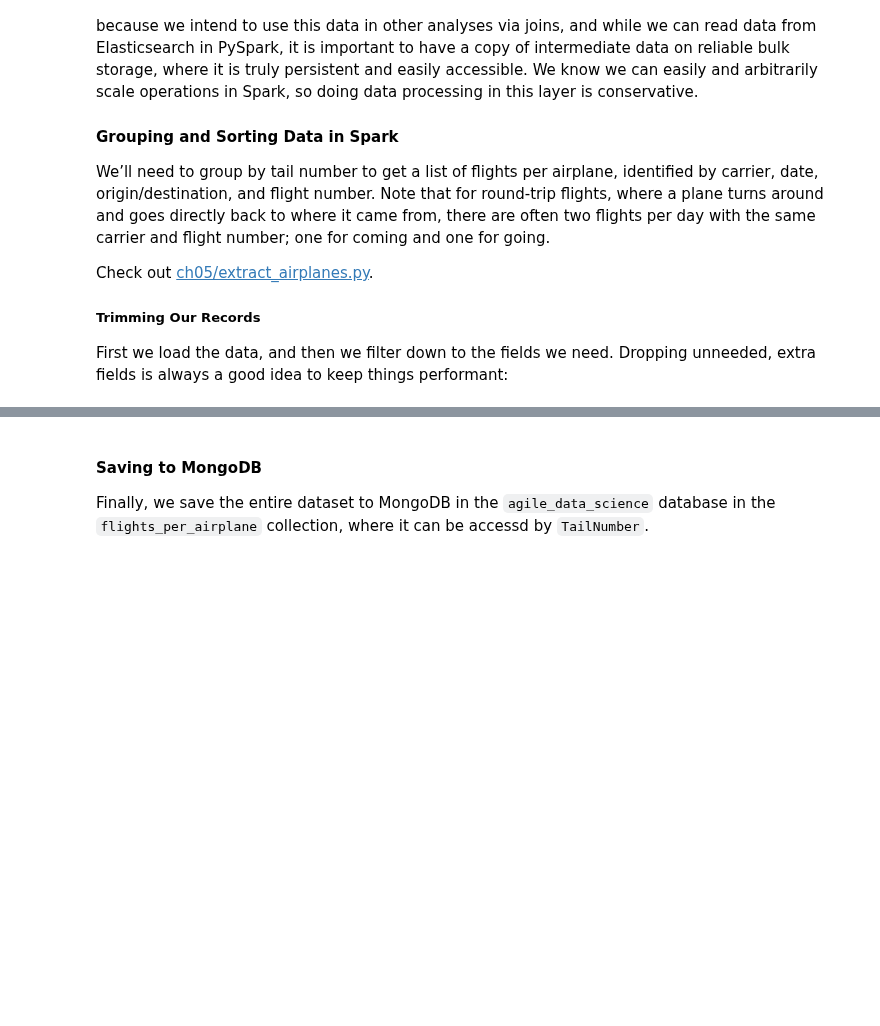
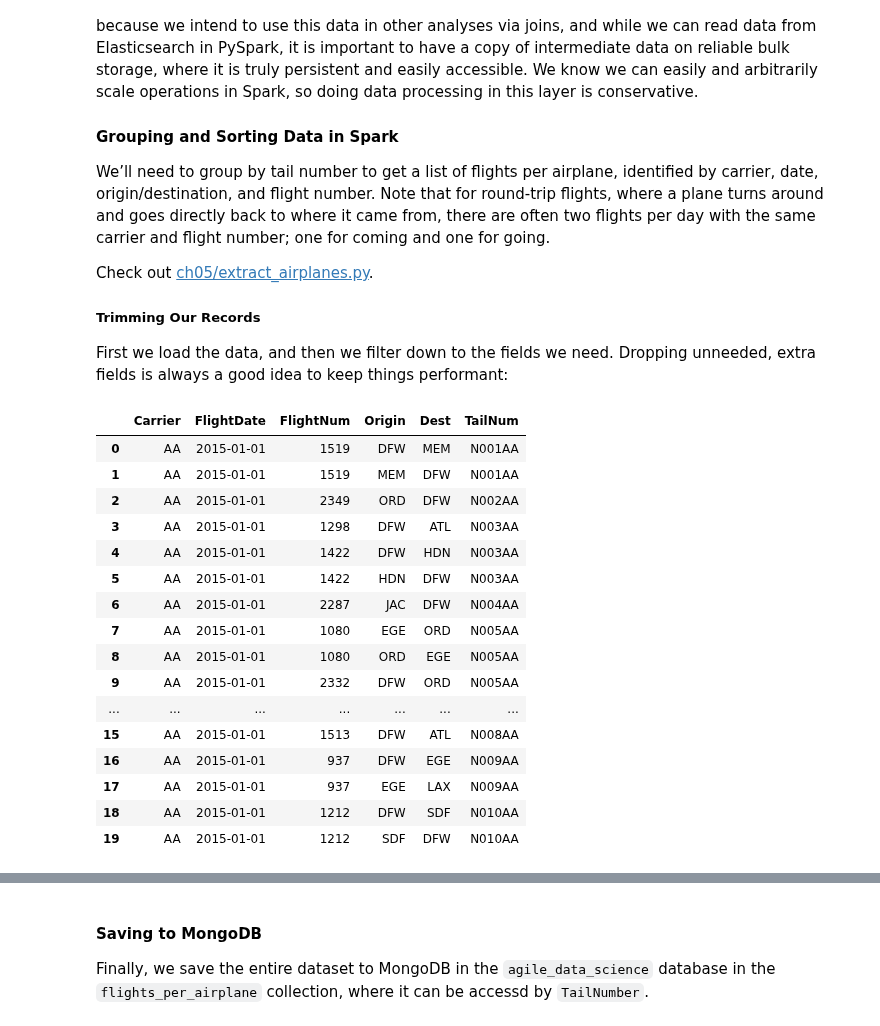
Before and after one commit to vineyshar/Agile_Data_Code_2, a Jupyter notebook: ch05/Visualizing_Data_with_Charts_and_Tables.ipynb, the cells around one changed output, grey strips where cells are left out. Saved outputs shown, nothing was run; the diff lists cells and outputs as text; code cells hidden in the pictures; blank space fills up the shorter version.

```diff
--- a/ch05/Visualizing_Data_with_Charts_and_Tables.ipynb
+++ b/ch05/Visualizing_Data_with_Charts_and_Tables.ipynb
@@ -527,35 +566,53 @@ First we load the data, and then we filter down to the fields we need. Dropping
 import pyspark.sql.functions as F
 
 
 # Load the parquet file
-on_time_dataframe = spark.read.parquet('../data/on_time_performance.parquet')
-on_time_dataframe.registerTempTable("on_time_performance")
+# on_time_dataframe = spark.read.parquet('../data/on_time_performance.parquet')
+# on_time_dataframe.registerTempTable("on_time_performance")
 
 # # In RDDs: filter down to the fields we need to identify and link to a flight
 # flights = on_time_dataframe.rdd.map(
 #     lambda x:
 #   {
 #       'Carrier': x.Carrier,
 #       'FlightDate': x.FlightDate,
 #       'FlightNum': x.FlightNum,
 #       'Origin': x.Origin,
 #       'Dest': x.Dest,
 #       'TailNum': x.TailNum
 #   }
 # )
 # flights.first()
 
 # Using DataFrames: filter down toe the fields we need
 flights_df = on_time_dataframe.select(
     "Carrier",
     "FlightDate",
     "FlightNum",
     "Origin",
     "Dest",
     "TailNum",
 )
 
 flights_df.limit(20).toPandas()
+# %% [output]
+|  | Carrier | FlightDate | FlightNum | Origin | Dest | TailNum |
+| 0 | AA | 2015-01-01 | 1519 | DFW | MEM | N001AA |
+| 1 | AA | 2015-01-01 | 1519 | MEM | DFW | N001AA |
+| 2 | AA | 2015-01-01 | 2349 | ORD | DFW | N002AA |
+| 3 | AA | 2015-01-01 | 1298 | DFW | ATL | N003AA |
+| 4 | AA | 2015-01-01 | 1422 | DFW | HDN | N003AA |
+| 5 | AA | 2015-01-01 | 1422 | HDN | DFW | N003AA |
+| 6 | AA | 2015-01-01 | 2287 | JAC | DFW | N004AA |
+| 7 | AA | 2015-01-01 | 1080 | EGE | ORD | N005AA |
+| 8 | AA | 2015-01-01 | 1080 | ORD | EGE | N005AA |
+| 9 | AA | 2015-01-01 | 2332 | DFW | ORD | N005AA |
+| ... | ... | ... | ... | ... | ... | ... |
+| 15 | AA | 2015-01-01 | 1513 | DFW | ATL | N008AA |
+| 16 | AA | 2015-01-01 | 937 | DFW | EGE | N009AA |
+| 17 | AA | 2015-01-01 | 937 | EGE | LAX | N009AA |
+| 18 | AA | 2015-01-01 | 1212 | DFW | SDF | N010AA |
+| 19 | AA | 2015-01-01 | 1212 | SDF | DFW | N010AA |
 # %% [markdown]
 ##### Combining Lists in MapReduce
 
```
Also changed, not shown: parts of 3 cells of this notebook.
